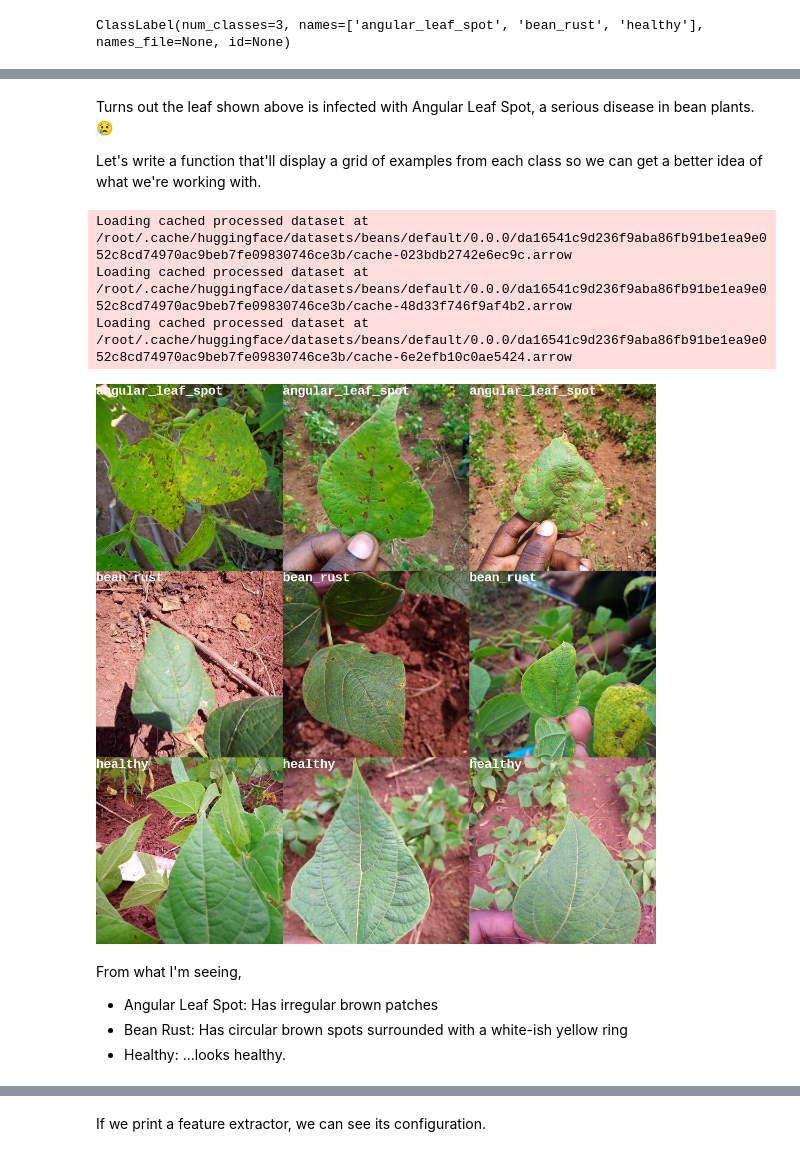
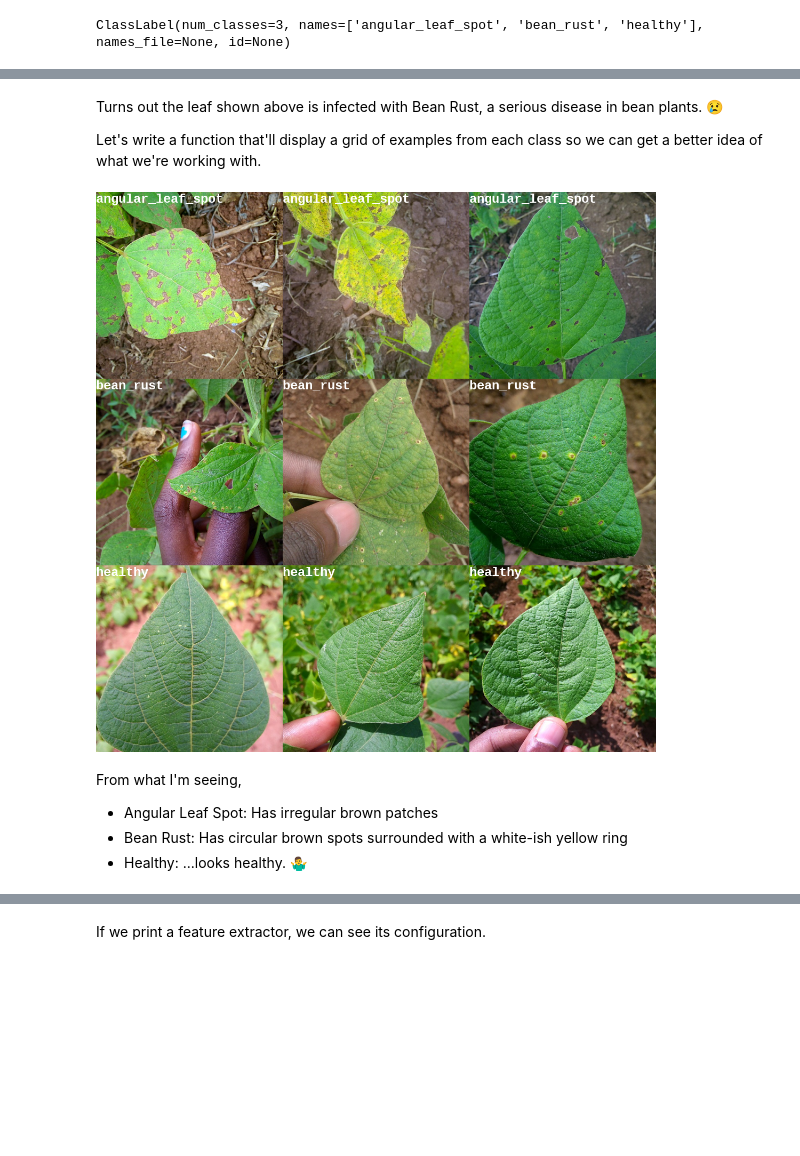
Before and after one commit to nateraw/huggingface-hub-examples, a Jupyter notebook: vit_image_classification_explained.ipynb, the cells around one changed output, grey strips where cells are left out. Cells and saved outputs as stored; diff of their text form; code cells hidden in the pictures; blank space fills up the shorter version.

```diff
--- a/vit_image_classification_explained.ipynb
+++ b/vit_image_classification_explained.ipynb
@@ -78,0 +55,3 @@ image
+# %%
+image = ex['image']
+image
@@ -96,45 +77,43 @@ labels.int2str(ex['labels'])
 # %% [markdown]
-Turns out the leaf shown above is infected with Angular Leaf Spot, a serious disease in bean plants. 😢
+Turns out the leaf shown above is infected with Bean Rust, a serious disease in bean plants. 😢
 
 Let's write a function that'll display a grid of examples from each class so we can get a better idea of what we're working with.
 # %%
+from transformers.utils.dummy_vision_objects import ImageGPTFeatureExtractor
 import random
-from PIL import ImageDraw, ImageFont
+from PIL import ImageDraw, ImageFont, Image
 
 def show_examples(ds, seed: int = 1234, examples_per_class: int = 3, size=(350, 350)):
 
     w, h = size
     labels = ds['train'].features['labels'].names
     grid = Image.new('RGB', size=(examples_per_class * w, len(labels) * h))
     draw = ImageDraw.Draw(grid)
     font = ImageFont.truetype("/usr/share/fonts/truetype/liberation/LiberationMono-Bold.ttf", 24)
 
     for label_id, label in enumerate(labels):
 
         # Filter the dataset by a single label, shuffle it, and grab a few samples
         ds_slice = ds['train'].filter(lambda ex: ex['labels'] == label_id).shuffle(seed).select(range(examples_per_class))
 
         # Plot this label's examples along a row
         for i, example in enumerate(ds_slice):
-            image = pil_loader(example['image_file_path'])
+            image = example['image']
             idx = examples_per_class * label_id + i
             box = (idx % examples_per_class * w, idx // examples_per_class * h)
             grid.paste(image.resize(size), box=box)
             draw.text(box, label, (255, 255, 255), font=font)
 
     return grid
 
 show_examples(ds, seed=random.randint(0, 1337), examples_per_class=3)
 # %% [output]
-Loading cached processed dataset at /root/.cache/huggingface/datasets/beans/default/0.0.0/da16541c9d236f9aba86fb91be1ea9e052c8cd74970ac9beb7fe09830746ce3b/cache-023bdb2742e6ec9c.arrow
-Loading cached processed dataset at /root/.cache/huggingface/datasets/beans/default/0.0.0/da16541c9d236f9aba86fb91be1ea9e052c8cd74970ac9beb7fe09830746ce3b/cache-48d33f746f9af4b2.arrow
-Loading cached processed dataset at /root/.cache/huggingface/datasets/beans/default/0.0.0/da16541c9d236f9aba86fb91be1ea9e052c8cd74970ac9beb7fe09830746ce3b/cache-6e2efb10c0ae5424.arrow
-[figure, old version]
+[figure, new version]
 # %% [markdown]
 From what I'm seeing,
 - Angular Leaf Spot: Has irregular brown patches
 - Bean Rust:  Has circular brown spots surrounded with a white-ish yellow ring
-- Healthy: ...looks healthy.
+- Healthy: ...looks healthy. 🤷‍♂️
 # %% [markdown]
 ## Loading ViT Feature Extractor
 
```
Also changed, not shown: parts of 36 cells of this notebook.
